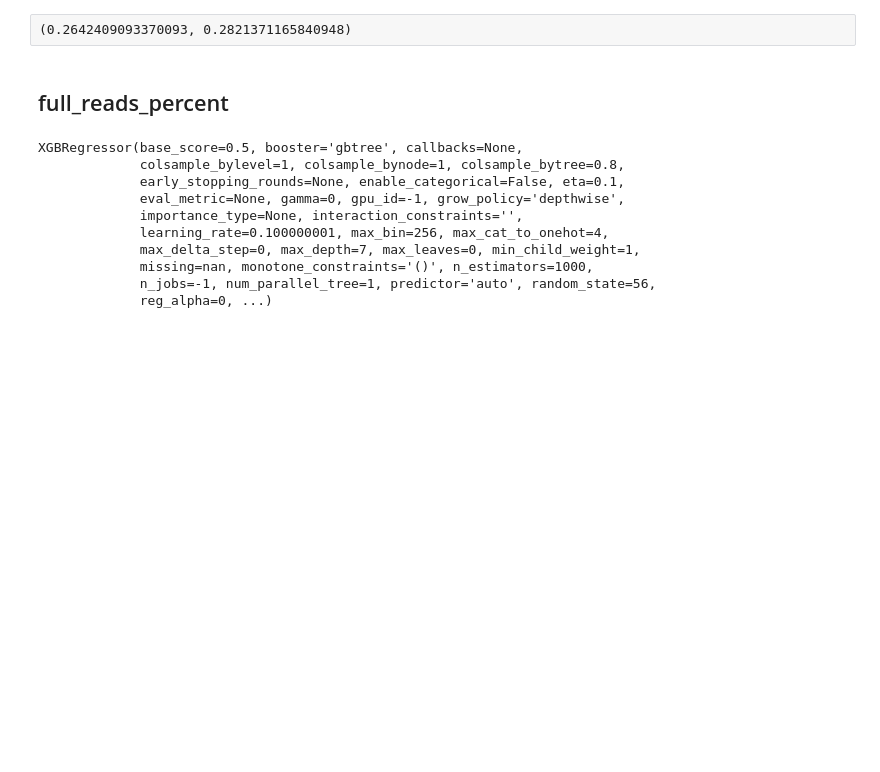
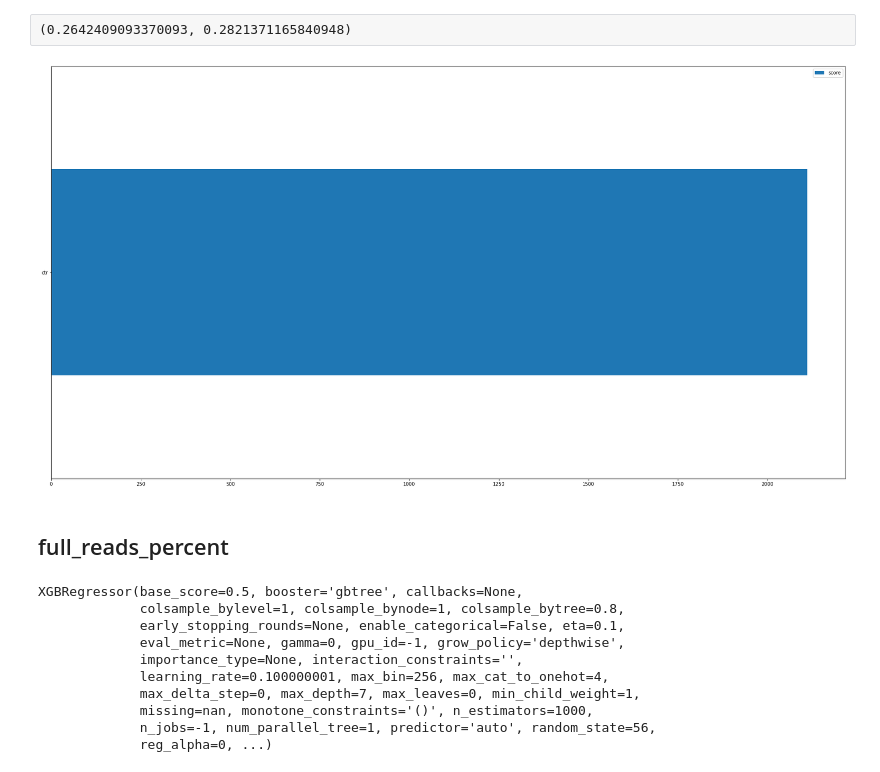
Before and after one commit to v010ch/hackai_moscow_22_top_news, a Jupyter notebook: 3step_modeling_xgboost.ipynb, the cells around one changed output. Drawn from its saved outputs; the diff is of its cells as text; code cells hidden in the pictures; blank space fills up the shorter version.

```diff
--- a/3step_modeling_xgboost.ipynb
+++ b/3step_modeling_xgboost.ipynb
@@ -180,5 +192,9 @@ train_score_depth, val_score_depth
 # %% [raw]
 (0.2642409093370093, 0.2821371165840948)
+# %%
+plot_importance(xgb_model_depth, 30, 'weight')
+# %% [output]
+[figure, added]
 # %% [markdown]
 ## full_reads_percent
 # %%
```
Also changed, not shown: parts of 15 cells of this notebook, 6 other files.
